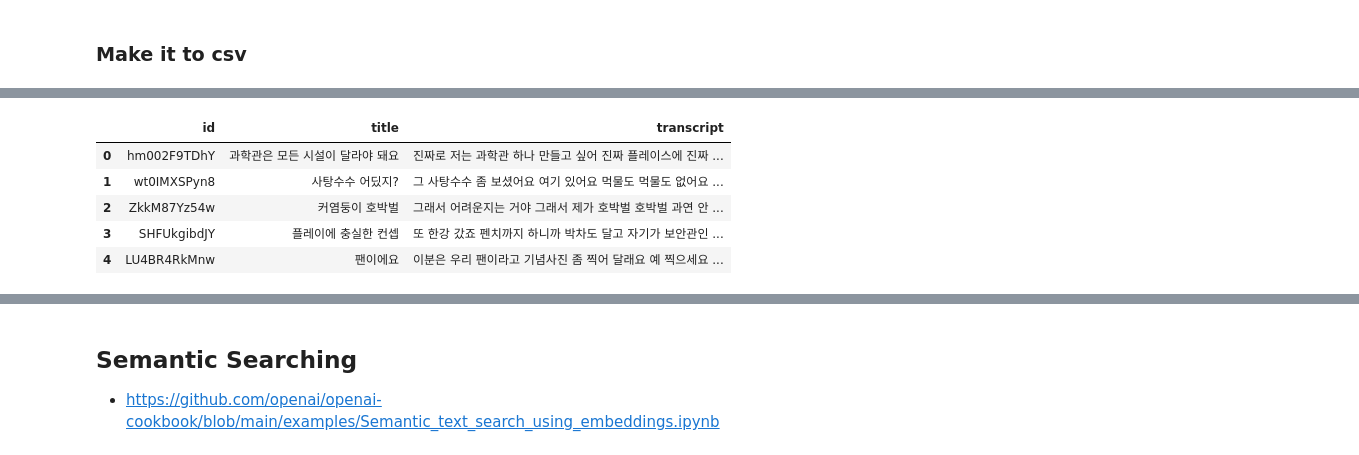
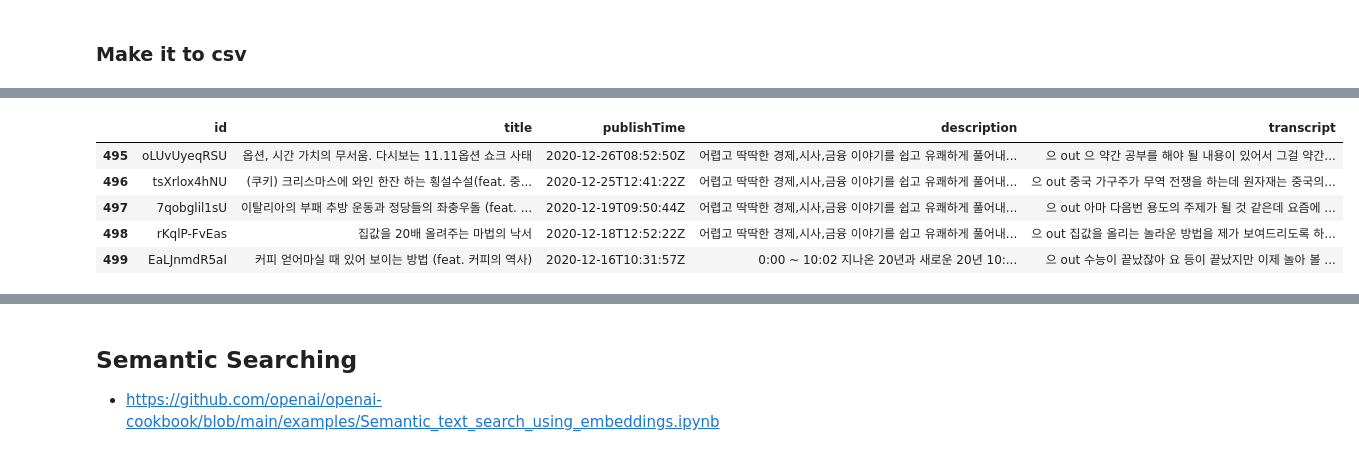
Before and after one commit to jonhpark7966/youtube_embeddings, a Jupyter notebook: get_shorts_to_embeddings.ipynb, the cells around one changed output, grey strips where cells are left out. Drawn from its saved outputs; the diff is of its cells as text; code cells hidden in the pictures.

```diff
--- a/get_shorts_to_embeddings.ipynb
+++ b/get_shorts_to_embeddings.ipynb
@@ -14,10 +14,16 @@
 import googleapiclient.discovery
 import googleapiclient.errors
 # %%
-api_key = "AIzaSyCZftTiu-LxKhvp0O5aUqmH8T0IIouPeDU"
-channel_id = "UCC1LvVTX2ySKYjeIXkAtvsQ" # 침착맨플러스
+# google api key
+#api_key = ""
+
+#export OPENAI_API_KEY='sk-...'
+#OPENAI_API_KEY='sk-'
+
+#channel_id = "UCC1LvVTX2ySKYjeIXkAtvsQ" # 침착맨플러스
+channel_id = "UCsJ6RuBiTVWRX156FVbeaGg" # 슈카월드
 # %%
-def get_shorts_videos(api_key, channel_id):
+def get_videos(api_key, channel_id):
     youtube = googleapiclient.discovery.build("youtube", "v3", developerKey=api_key)
 
     shorts_videos = []
@@ -25,19 +31,19 @@ def get_shorts_videos(api_key, channel_id):
 
     while True:
         request = youtube.search().list(
-            part="id",
+            part="snippet",
             channelId=channel_id,
             type="video",
             maxResults=50,
-            videoDefinition="any",
-            videoDuration="short",
+            videoCaption="any",
+            order="date",
             pageToken=next_page_token
         ) ## GOOGLE API, shorts means < 4 min videos.
 
         response = request.execute()
 
         for item in response["items"]:
-            shorts_videos.append(item["id"]["videoId"])
+            shorts_videos.append(item)
             print(item)
 
         next_page_token = response.get("nextPageToken")
@@ -47,5 +53,4 @@ def get_shorts_videos(api_key, channel_id):
 
     return shorts_videos
 # %%
-#shorts_videos_ids = get_shorts_videos(api_key, channel_id)
-## 누락된 영상들이 있음. 왜 인지는 모름.
+video_ids = get_videos(api_key, channel_id)
@@ -146,12 +98,19 @@ import pandas as pd
 
 df = pd.DataFrame()
 # %%
-for video in video_infos:
+totalLen = len(video_ids)
+cur = 0
+
+for video in video_ids:
+    cur = cur +1
+    print(f'{cur} / {totalLen}')
     try:
         row_dict = {}
-        row_dict["id"] = video["id"]
+        row_dict["id"] = video["id"]["videoId"]
         row_dict["title"] = video["snippet"]["title"]
-        row_dict["transcript"] = get_transcript(video["id"])
+        row_dict["publishTime"] = video["snippet"]["publishTime"]
+        row_dict["description"] = video["snippet"]["description"]
+        row_dict["transcript"] = get_transcript(video["id"]["videoId"])
         df = df.append(row_dict, ignore_index=True)
     except:
         continue ## no transcription
@@ -158,10 +143,10 @@ for video in video_infos:
 # %%
-df.head()
+df.tail()
 # %% [output]
-|  | id | title | transcript |
-| 0 | hm002F9TDhY | 과학관은 모든 시설이 달라야 돼요 | 진짜로 저는 과학관 하나 만들고 싶어 진짜 플레이스에 진짜 ... |
-| 1 | wt0IMXSPyn8 | 사탕수수 어딨지? | 그 사탕수수 좀 보셨어요 여기 있어요 먹물도 먹물도 없어요 ... |
-| 2 | ZkkM87Yz54w | 커염둥이 호박벌 | 그래서 어려운지는 거야 그래서 제가 호박벌 호박벌 과연 안 ... |
-| 3 | SHFUkgibdJY | 플레이에 충실한 컨셉 | 또 한강 갔죠 펜치까지 하니까 박차도 달고 자기가 보안관인 ... |
-| 4 | LU4BR4RkMnw | 팬이에요 | 이분은 우리 팬이라고 기념사진 좀 찍어 달래요 예 찍으세요 ... |
+|  | id | title | publishTime | description | transcript |
+| 495 | oLUvUyeqRSU | 옵션, 시간 가치의 무서움. 다시보는 11.11옵션 쇼크 사태 | 2020-12-26T08:52:50Z | 어렵고 딱딱한 경제,시사,금융 이야기를 쉽고 유쾌하게 풀어내... | 으 out 으 약간 공부를 해야 될 내용이 있어서 그걸 약간... |
+| 496 | tsXrlox4hNU | (쿠키) 크리스마스에 와인 한잔 하는 횡설수설(feat. 중... | 2020-12-25T12:41:22Z | 어렵고 딱딱한 경제,시사,금융 이야기를 쉽고 유쾌하게 풀어내... | 으 out 중국 가구주가 무역 전쟁을 하는데 원자재는 중국의... |
+| 497 | 7qobglil1sU | 이탈리아의 부패 추방 운동과 정당들의 좌충우돌 (feat. ... | 2020-12-19T09:50:44Z | 어렵고 딱딱한 경제,시사,금융 이야기를 쉽고 유쾌하게 풀어내... | 으 out 아마 다음번 용도의 주제가 될 것 같은데 요즘에 ... |
+| 498 | rKqlP-FvEas | 집값을 20배 올려주는 마법의 낙서 | 2020-12-18T12:52:22Z | 어렵고 딱딱한 경제,시사,금융 이야기를 쉽고 유쾌하게 풀어내... | 으 out 집값을 올리는 놀라운 방법을 제가 보여드리도록 하... |
+| 499 | EaLJnmdR5aI | 커피 얻어마실 때 있어 보이는 방법 (feat. 커피의 역사) | 2020-12-16T10:31:57Z | 0:00 ~ 10:02 지나온 20년과 새로운 20년 10:... | 으 out 수능이 끝났잖아 요 등이 끝났지만 이제 놀아 볼 ... |
 # %%
```
Also changed, not shown: parts of 43 cells of this notebook, 2 other files.
